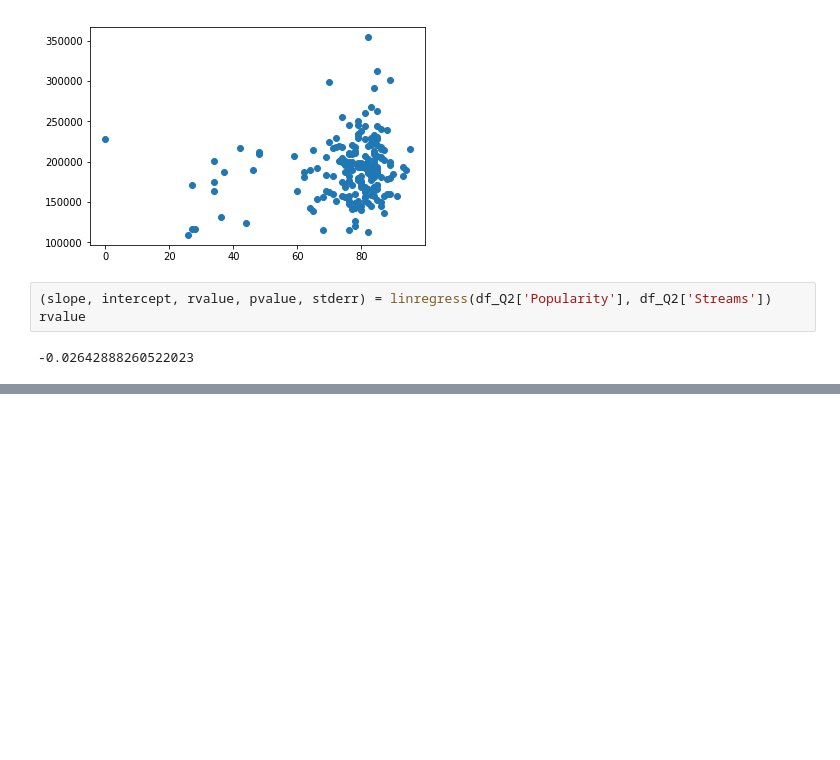
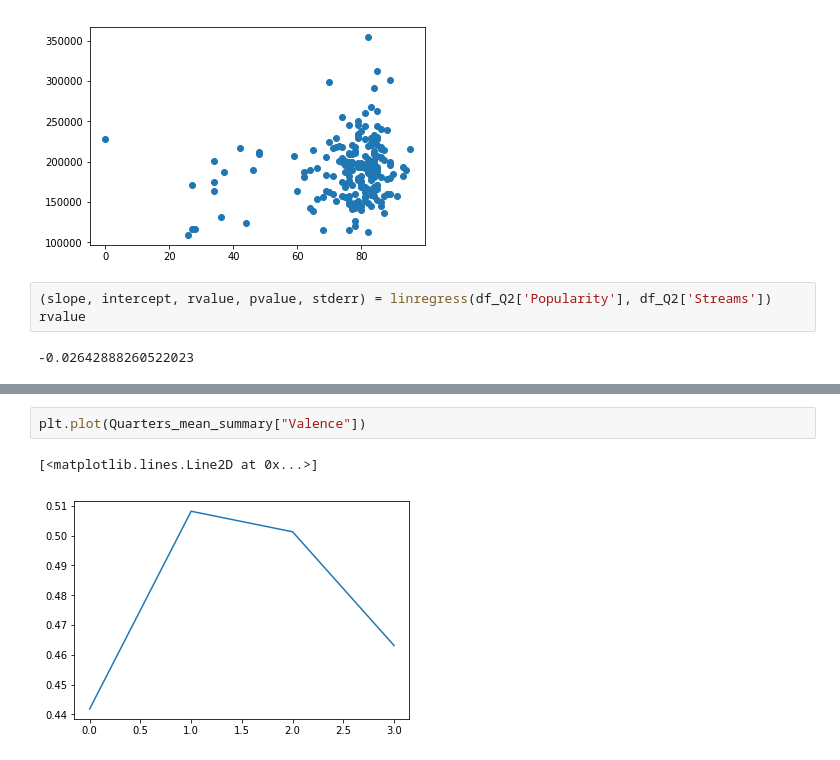
Before and after one commit to navidmalakootikhah/Project-One, a Jupyter notebook: analysis.ipynb, the cells around one changed output, grey strips where cells are left out. Cells and saved outputs as stored; diff of their text form; blank space fills up the shorter version.

```diff
--- a/analysis.ipynb
+++ b/analysis.ipynb
@@ -191,0 +263,5 @@ rvalue
+# %%
+plt.plot(Quarters_mean_summary["Valence"])
+# %% [output]
+[<matplotlib.lines.Line2D at 0x...>]
+[figure, added]
```
Also changed, not shown: parts of 14 cells of this notebook, 1 other file.
